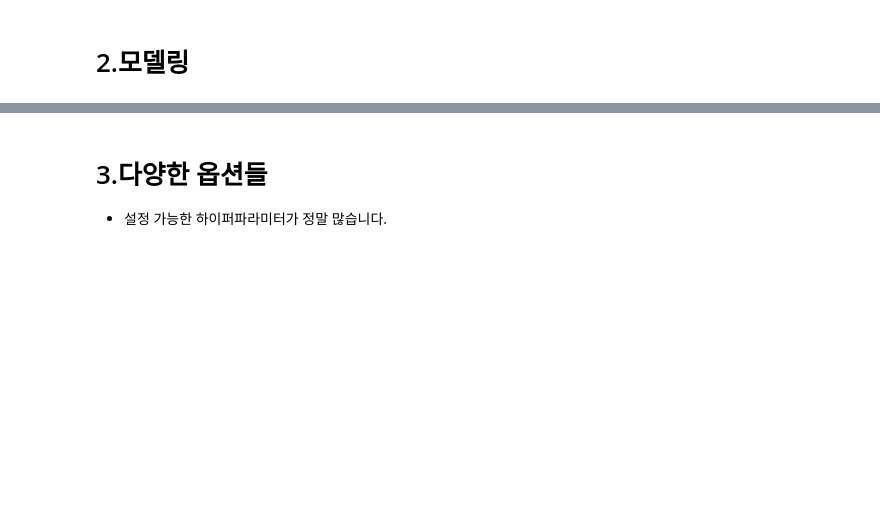
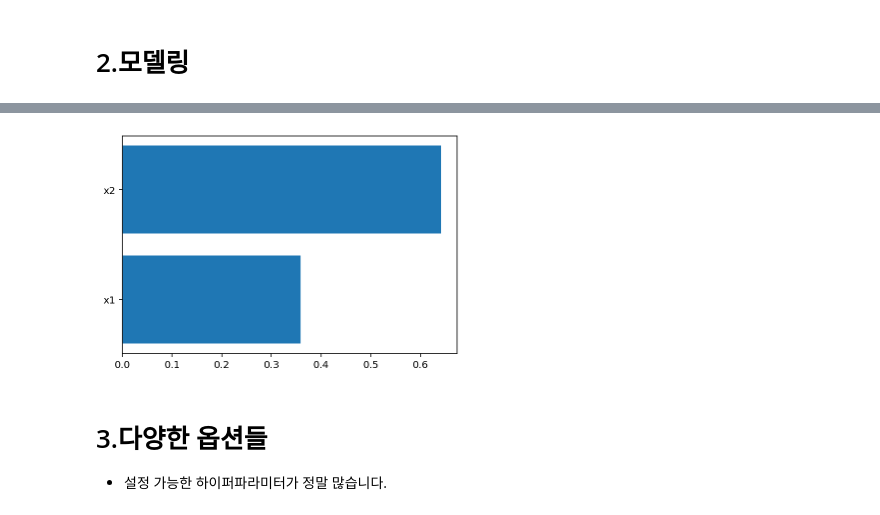
Before and after one commit to ringolove/aivle2201, a Jupyter notebook: ML/배우기/ML06_01_RandomForest이해.ipynb, the cells around one changed output, grey strips where cells are left out. Saved outputs shown, nothing was run; the diff lists cells and outputs as text; code cells hidden in the pictures; blank space fills up the shorter version.

```diff
--- a/ML/배우기/ML06_01_RandomForest이해.ipynb
+++ b/ML/배우기/ML06_01_RandomForest이해.ipynb
@@ -49,4 +55,6 @@ x_train, x_test, y_train, y_test = train_test_split(x, y, test_size=0.3, random_
 # %%
 # 2단계: 선언하기
+model = RandomForestClassifier(random_state=2022)
 # %%
 # 3단계: 학습하기
+model.fit(x_train, y_train)
@@ -59,3 +81,9 @@ x_train, x_test, y_train, y_test = train_test_split(x, y, test_size=0.3, random_
+# %%
+# 변수 중요도 확인
+plt.barh(y=['x1', 'x2'], width=model.feature_importances_)
+plt.show()
+# %% [output]
+[figure, added]
 # %% [markdown]
 # 3.다양한 옵션들
 
```
Also changed, not shown: parts of 18 cells of this notebook, 5 other files.
